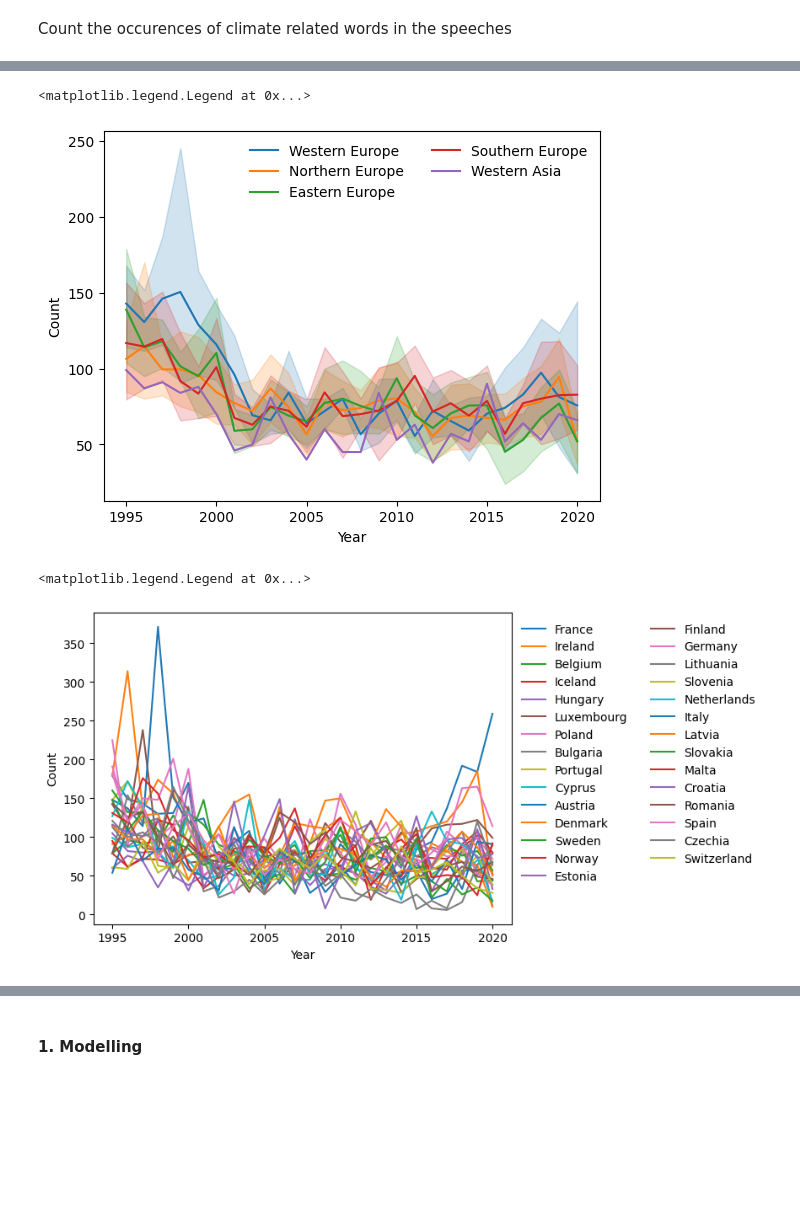
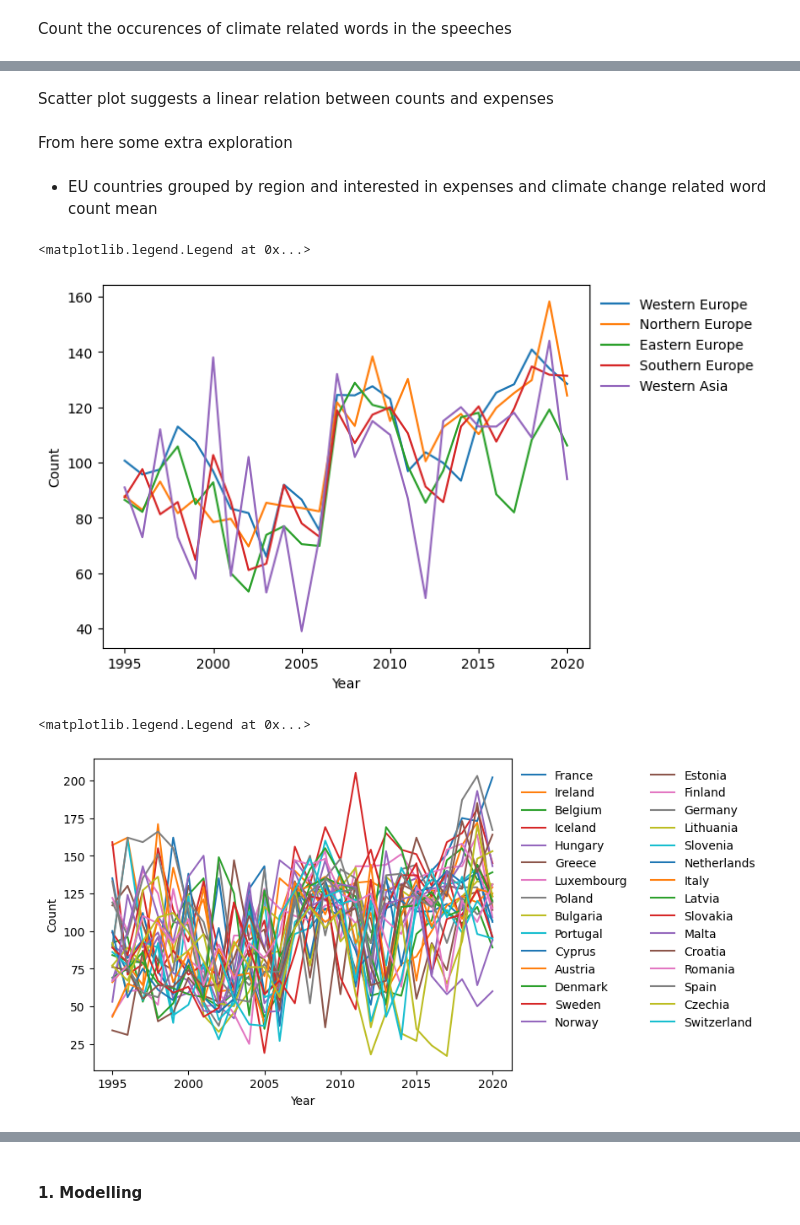
Before and after one commit to himayla/FDS_assign1, a Jupyter notebook: assign1.ipynb, the cells around one changed output, grey strips where cells are left out. Saved outputs shown, nothing was run; the diff lists cells and outputs as text; code cells hidden in the pictures; blank space fills up the shorter version.

```diff
--- a/assign1.ipynb
+++ b/assign1.ipynb
@@ -41,23 +40,20 @@ df_speech.head() # Shape: (4913, 4)
 # Load recent speeches
 from pdfminer.high_level import extract_text
 
-year = 2022
-session = 76
-folder = f'data/PDF/Session_76 - {year}/'
+folder = f'data/PDF/Session_76 - 2022/'
 
 data = []
 
 for file in os.listdir(folder):
+    if file.startswith('.'):
+        continue
     f = open(os.path.join(folder, file), "rb")
-
     splt = file.split("_")
-    data.append([session, year, splt[0], extract_text(f)])
+    data.append([76, 2022, splt[0], extract_text(f)])
 
 df_recent = pd.DataFrame(data, columns=['Session','Year','ISO-alpha3 Code','Speech'])
 
 df_speech = pd.concat([df_speech, df_recent]) # Shape: (4923, 4)
-
-df_speech.head()
 # %% [output]
 |  | Session | Year | ISO-alpha3 Code | Speech |
 | 0 | 50 | 1995 | BDI | The United Nations is celebrating... |
@@ -72,6 +68,6 @@ Downloaded from https://ec.europa.eu/eurostat/databrowser/view/gov_10a_exp/defau
 # %%
 # Load COFOG
-cofog = pd.read_csv("data/gov_10a_exp__custom_3469207_page_tabular.tsv", sep='\t')
+cofog = pd.read_csv("data/gov_10a_exp__custom_3484912_page_tabular.tsv", sep='\t')
 
 cofog.iloc[:,0] = cofog.iloc[:,0].str.split(',').str[-1]
 cofog.rename(columns={cofog.columns[0]: "ISO-alpha2 Code"}, inplace=True)
@@ -80,6 +76,7 @@ cofog.rename(columns={cofog.columns[0]: "ISO-alpha2 Code"}, inplace=True)
 cofog = cofog.melt(id_vars=["ISO-alpha2 Code"], var_name="Year", value_name='Expenses')
 cofog['Year'] = cofog['Year'].astype(int)
 cofog['Expenses'] = cofog['Expenses'].astype(str).str.strip().str.extract(r'(\d+.\d+)').astype('float')
+cofog.loc[:,'ISO-alpha2 Code'] = cofog.loc[:,'ISO-alpha2 Code'].replace('EL', 'GR') # Replace EL with GR to align with ISO
 
 cofog.head()
 # %% [output]
@@ -135,11 +132,11 @@ def preprocess(words):
     """
     Returns list with words without stopwords and interpunction
     """
-    sw = stopwords.words("english")
+    sw = stopwords.words("english") # Experiment with not removing SW
     clean = []
     for w in words:
         w = str.lower(w)
-        if (w not in sw) and (w.isalpha()):
+        if (w.isalpha()) and (w not in sw):
             clean.append(w)
 
     return clean
@@ -224,15 +207,16 @@ climate_words[50:60]
 # %% [markdown]
 Count the occurences of climate related words in the speeches
 # %%
+custom = ['election', 'general', 'united', 'nations', 'france', 'election','european', 'state', 'government', 'agreement', 'great', 'el', 'since']
 def count_occurrences(words):
     counts = {}
     count = 0
-    for word in words:
-        if word in climate_words:
+    for word in climate_words:
+        if (word in words) and (word not in custom):
             if word in counts.keys():
                 counts[word] += 1
             else:
-                counts[word] = 0
+                counts[word] = 1
     total = sum(counts.values())
     return total
 
@@ -281,18 +304,24 @@ plt.show()
+# %% [markdown]
+Scatter plot suggests a linear relation between counts and expenses
+# %% [markdown]
+From here some extra exploration
+# %% [markdown]
+- EU countries grouped by region and interested in expenses and climate change related word count mean
 # %%
 import seaborn as sns
 
 # Climate related word count for regions (in EU)
-df = df_final.groupby(['Year', 'Sub-region Name', 'Country or Area'] , as_index=False, sort=False)[['Expenses','Count']].sum().reindex()
+df = df_final.groupby(['Year', 'Sub-region Name'], as_index=False, sort=False)[['Expenses','Count']].mean()
 
 ax = sns.lineplot(x="Year", y="Count", hue='Sub-region Name', data=df, palette='tab10')
-ax.legend(ncol=2, bbox_to_anchor=(1, 1), frameon=False)
+ax.legend(ncol=1, bbox_to_anchor=(1, 1), frameon=False)
 # %% [output]
 <matplotlib.legend.Legend at 0x...>
-[figure, old version]
+[figure, new version]
 # %%
 # Climate related word count for countries (in EU)
-ax = sns.lineplot(x="Year", y="Count", hue='Country or Area', data=df, palette='tab10')
+ax = sns.lineplot(x="Year", y="Count", hue='Country or Area', data=df_final, palette='tab10')
 ax.legend(ncol=2, bbox_to_anchor=(1, 1), frameon=False)
 # %% [output]
 <matplotlib.legend.Legend at 0x...>
-[figure, old version]
+[figure, new version]
```
Also changed, not shown: parts of 32 cells of this notebook, 2 other files.
